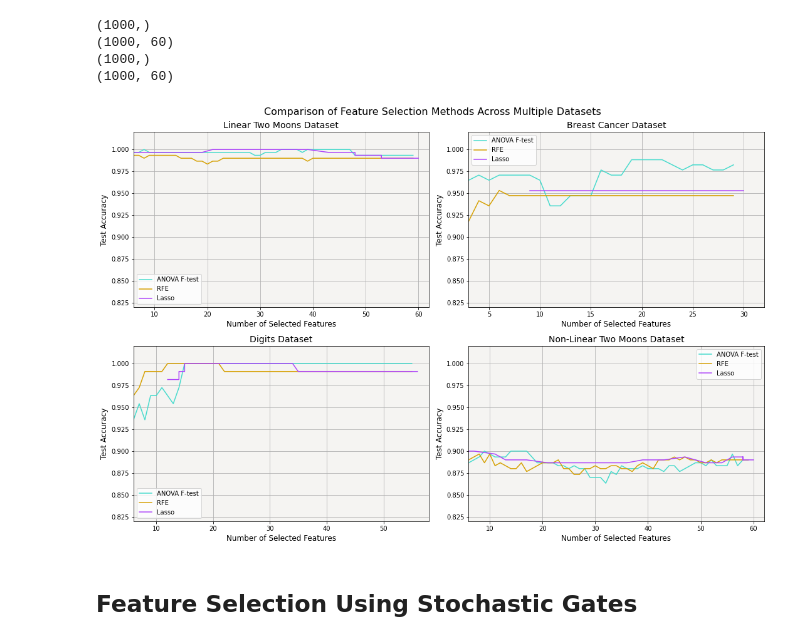
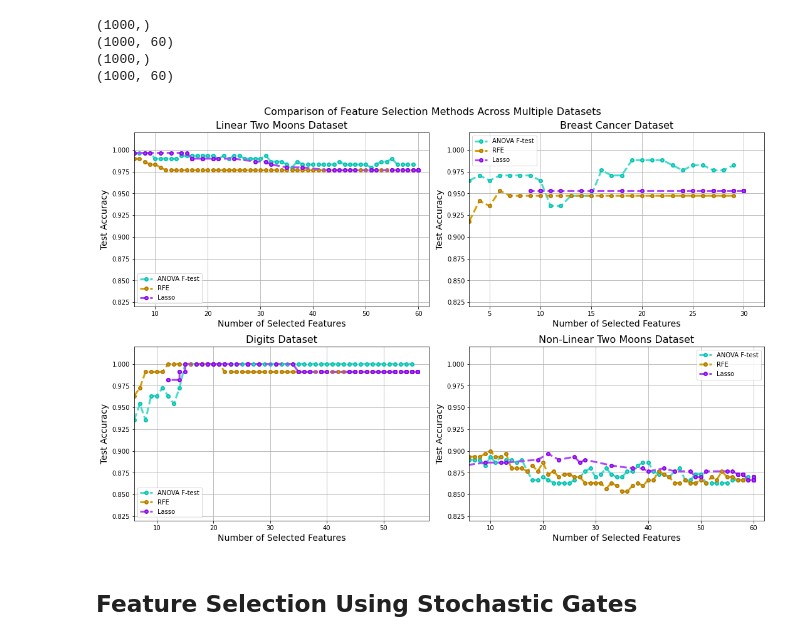
Before and after one commit to LindenbaumLab/project-featselectlib, a Jupyter notebook: notebooks/SupervisedFeatureSelection-example.ipynb, the cells around one changed output. Saved outputs shown, nothing was run; the diff lists cells and outputs as text; code cells hidden in the pictures.

```diff
--- a/notebooks/SupervisedFeatureSelection-example.ipynb
+++ b/notebooks/SupervisedFeatureSelection-example.ipynb
@@ -318,41 +318,52 @@ for i, (name, (X, y)) in enumerate(datasets.items()):
     f_acc, rfe_acc, lasso_acc, num_features_f_rfe, select_features_lasso = experiment(
         X, y, round(0.1 * X.shape[1]), 20, max_iter=500
     )
 
     axes[i].plot(
         num_features_f_rfe,
         f_acc,
+        "--o",
         color="#47DBCD",
         label="ANOVA F-test",
-        linewidth=1.5,
+        linewidth=3,
+        markeredgewidth=2,
+        markeredgecolor="#03C3B1",
+        markersize=5,
     )
     axes[i].plot(
         num_features_f_rfe,
         rfe_acc,
+        "--o",
         color="#D6A104",
         label="RFE",
-        linewidth=1.5,
+        linewidth=3,
+        markeredgewidth=2,
+        markeredgecolor="#B47A04",
+        markersize=5,
     )
     axes[i].plot(
         select_features_lasso,
         lasso_acc,
+        "--o",
         color="#AE46FA",
         label="Lasso",
-        linewidth=1.5,
+        linewidth=3,
+        markeredgewidth=2,
+        markeredgecolor="#8906E9",
+        markersize=5,
     )
-    axes[i].set_facecolor('#F5F4F2')
-    axes[i].set_title(f"{name} Dataset",fontsize=14)
-    axes[i].set_xlabel("Number of Selected Features",fontsize=12)
-    axes[i].set_ylabel("Test Accuracy",fontsize=12)
+    axes[i].set_title(f"{name} Dataset",fontsize=16)
+    axes[i].set_xlabel("Number of Selected Features",fontsize=14)
+    axes[i].set_ylabel("Test Accuracy",fontsize=14)
     axes[i].set_ylim(0.82, 1.02)
     axes[i].set_xlim(num_features_f_rfe[0],num_features_f_rfe[-1]+3)
     axes[i].legend()
     axes[i].grid(True)
 fig.suptitle('Comparison of Feature Selection Methods Across Multiple Datasets', fontsize=16)
 plt.tight_layout()
 plt.show()
 # %% [output]
-[figure, old version]
+[figure, new version]
 # %% [markdown]
 ## Feature Selection Using Stochastic Gates
 # %% [markdown]
```
Also changed, not shown: parts of 11 cells of this notebook, 8 other files.
